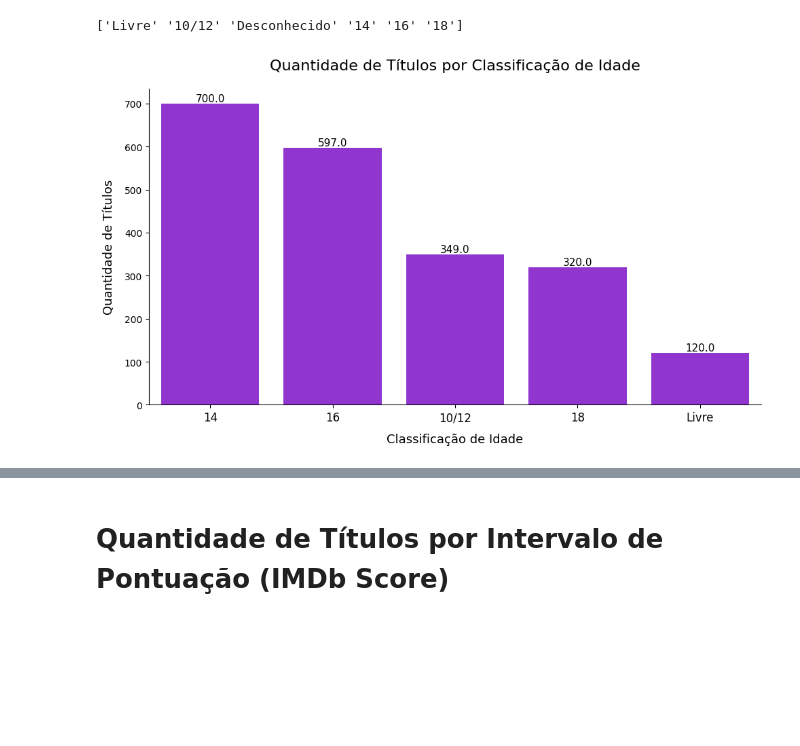
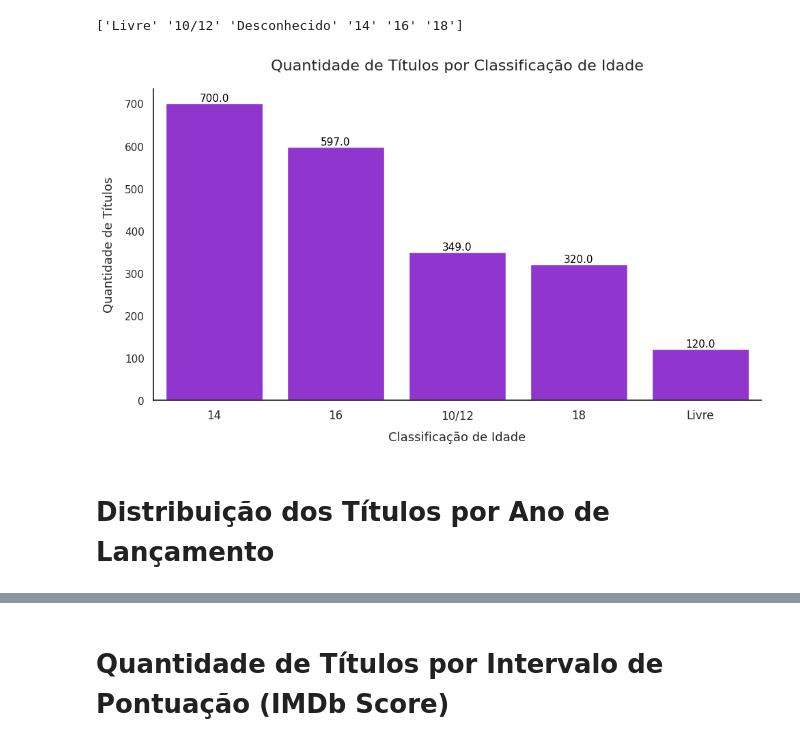
Before and after one commit to vfoliveiras/hbo-max-series-e-filmes, a Jupyter notebook: HBO_Max.ipynb, the cells around one changed output, grey strips where cells are left out. Drawn from its saved outputs; the diff is of its cells as text; code cells hidden in the pictures; blank space fills up the shorter version.

```diff
--- a/HBO_Max.ipynb
+++ b/HBO_Max.ipynb
@@ -348,6 +348,7 @@ colors = ['#941de8', '#7a6be2', '#7ba7f2']
 custom_palette = sns.blend_palette(colors, len(genre_counts))
 
 # Plotar o gráfico de barras horizontais
+sns.set_style("white")
 plt.figure(figsize=(12, 8))
 sns.barplot(x=genre_counts.values, y=genre_counts.index, palette=custom_palette)
 plt.title('Quantidade de Títulos por Gênero', fontsize=16, pad=20)
@@ -396,24 +397,27 @@ print(unique_ages_brasil)
 # %%
 # Filtrar os dados removendo a categoria 'Desconhecido'
 age_cert_counts = df[df['age_certification_brasil'] != 'Desconhecido']['age_certification_brasil'].value_counts()
 
 # Paleta de cores
 colors = ['#941de8']
 
 # Plotar o gráfico de barras com Seaborn
+sns.set_style("white")
 plt.figure(figsize=(10, 6))
 ax = sns.barplot(x=age_cert_counts.index, y=age_cert_counts.values, palette=colors)
 sns.despine()
 
 # Adicionar valores nas barras
 for p in ax.patches:
     ax.annotate(f'{p.get_height()}', (p.get_x() + p.get_width() / 2., p.get_height()), ha='center', va='bottom', fontsize=11, color='black')
 
 plt.title('Quantidade de Títulos por Classificação de Idade', fontsize=16, pad=20)
 plt.xlabel('Classificação de Idade', fontsize=13, labelpad=10)
 plt.ylabel('Quantidade de Títulos', fontsize=13, labelpad=10)
 plt.xticks(rotation=0, fontsize=12)
 plt.tight_layout()
 plt.show()
 # %% [output]
-[figure, old version]
+[figure, new version]
+# %% [markdown]
+# **Distribuição dos Títulos por Ano de Lançamento**
```
Also changed, not shown: parts of 23 cells of this notebook.
